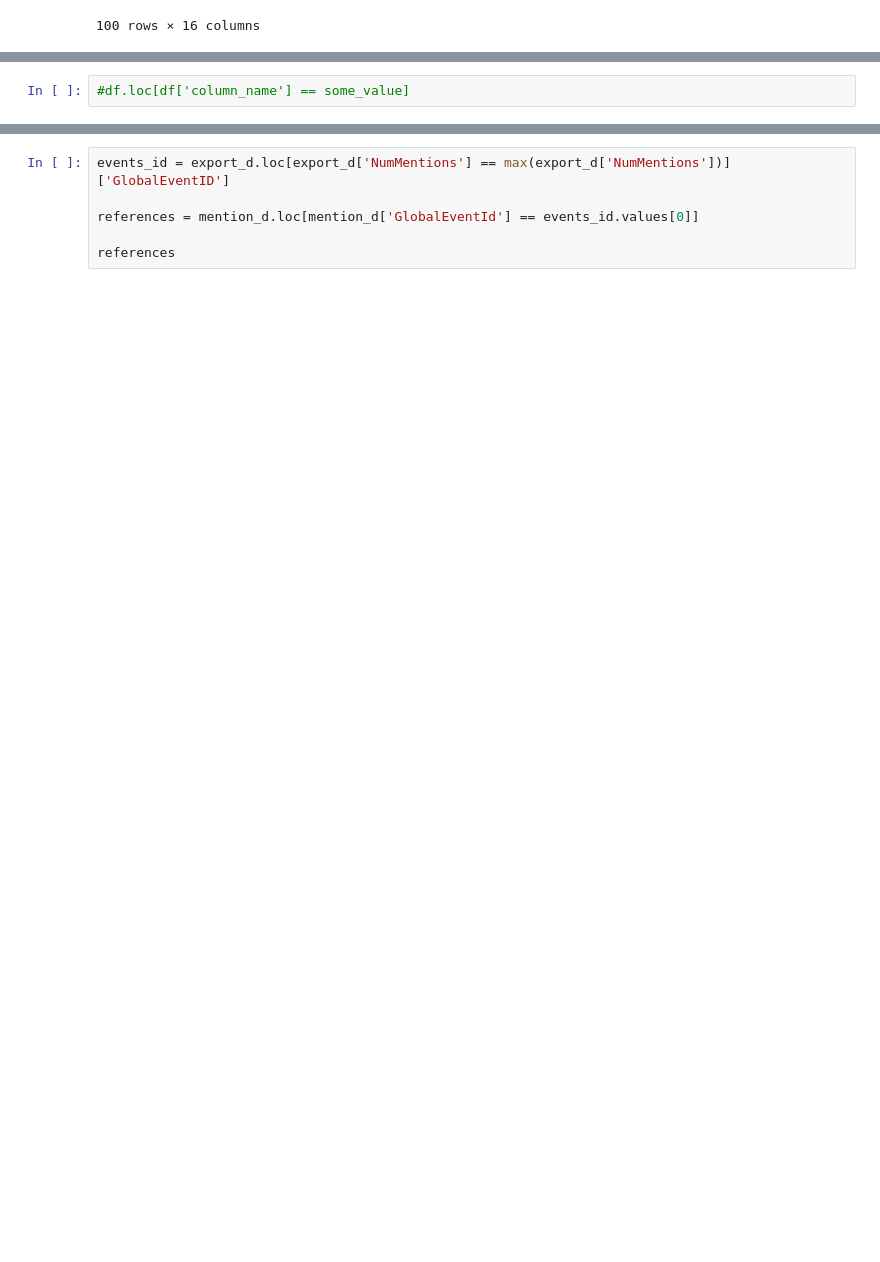
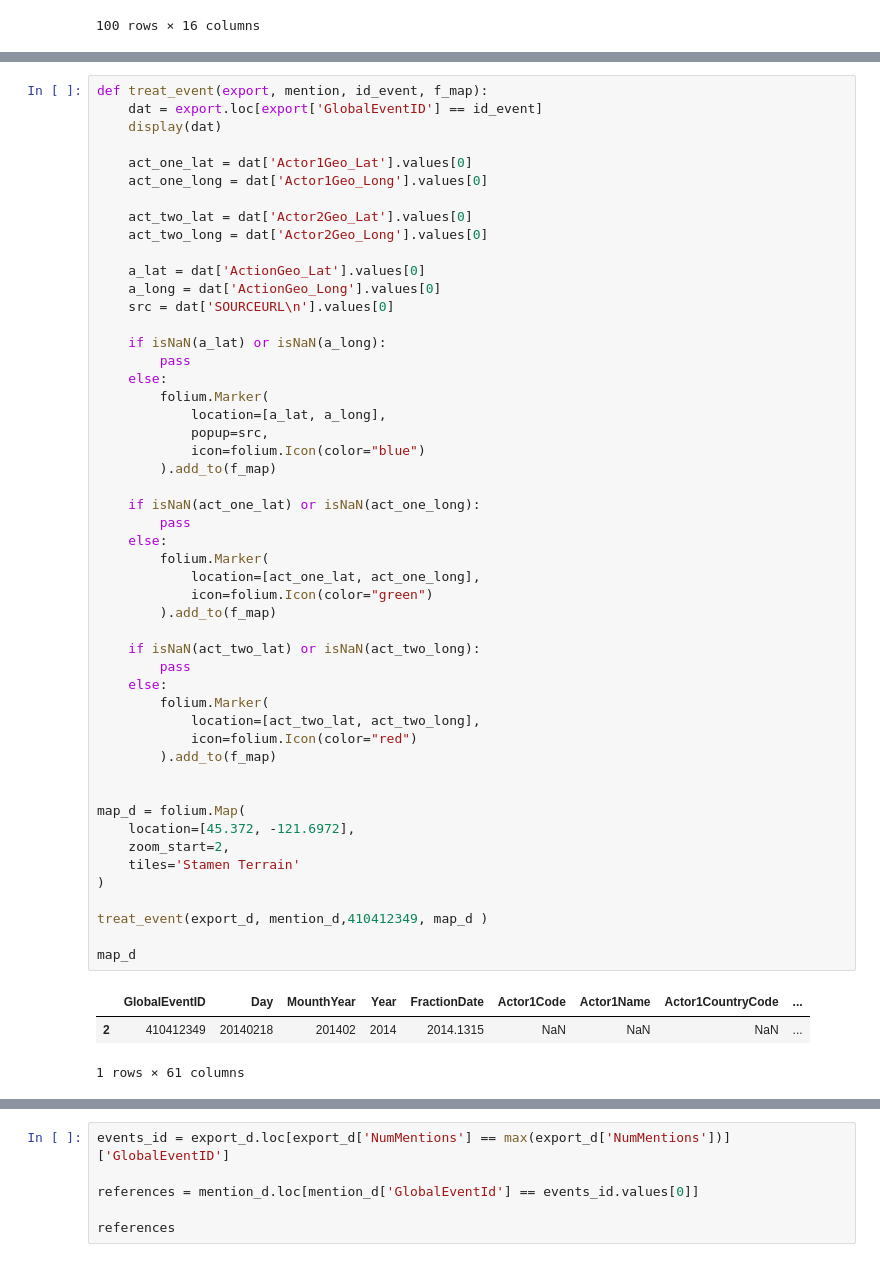
Before and after one commit to Razoff/Stark_AdA_project, a Jupyter notebook: test_arnaud.ipynb, the cells around one changed output, grey strips where cells are left out. Cells and saved outputs as stored; diff of their text form; blank space fills up the shorter version.

```diff
--- a/test_arnaud.ipynb
+++ b/test_arnaud.ipynb
@@ -133,5 +133,57 @@ for x,y,z,w in zip(lat[:500],long[:500], gold[:500], src[:500]): # Display 500 e
 m
 # %% [output]
 [interactive output not drawn]
-# %%
-#df.loc[df['column_name'] == some_value]
+# %%
+def treat_event(export, mention, id_event, f_map):
+    dat = export.loc[export['GlobalEventID'] == id_event]
+    display(dat)
+
+    act_one_lat = dat['Actor1Geo_Lat'].values[0]
+    act_one_long = dat['Actor1Geo_Long'].values[0]
+
+    act_two_lat = dat['Actor2Geo_Lat'].values[0]
+    act_two_long = dat['Actor2Geo_Long'].values[0]
+
+    a_lat = dat['ActionGeo_Lat'].values[0]
+    a_long = dat['ActionGeo_Long'].values[0]
+    src = dat['SOURCEURL\n'].values[0]
+
+    if isNaN(a_lat) or isNaN(a_long):
+        pass
+    else:
+        folium.Marker(
+            location=[a_lat, a_long],
+            popup=src,
+            icon=folium.Icon(color="blue")
+        ).add_to(f_map)
+
+    if isNaN(act_one_lat) or isNaN(act_one_long):
+        pass
+    else:
+        folium.Marker(
+            location=[act_one_lat, act_one_long],
+            icon=folium.Icon(color="green")
+        ).add_to(f_map)
+
+    if isNaN(act_two_lat) or isNaN(act_two_long):
+        pass
+    else:
+        folium.Marker(
+            location=[act_two_lat, act_two_long],
+            icon=folium.Icon(color="red")
+        ).add_to(f_map)
+
+
+map_d = folium.Map(
+    location=[45.372, -121.6972],
+    zoom_start=2,
+    tiles='Stamen Terrain'
+)
+
+treat_event(export_d, mention_d,410412349, map_d )
+
+map_d
+# %% [output]
+|  | GlobalEventID | Day | MounthYear | Year | FractionDate | Actor1Code | Actor1Name | Actor1CountryCode | ... |
+| 2 | 410412349 | 20140218 | 201402 | 2014 | 2014.1315 | NaN | NaN | NaN | ... |
+1 rows × 61 columns
```
Also changed, not shown: parts of 4 cells of this notebook.
